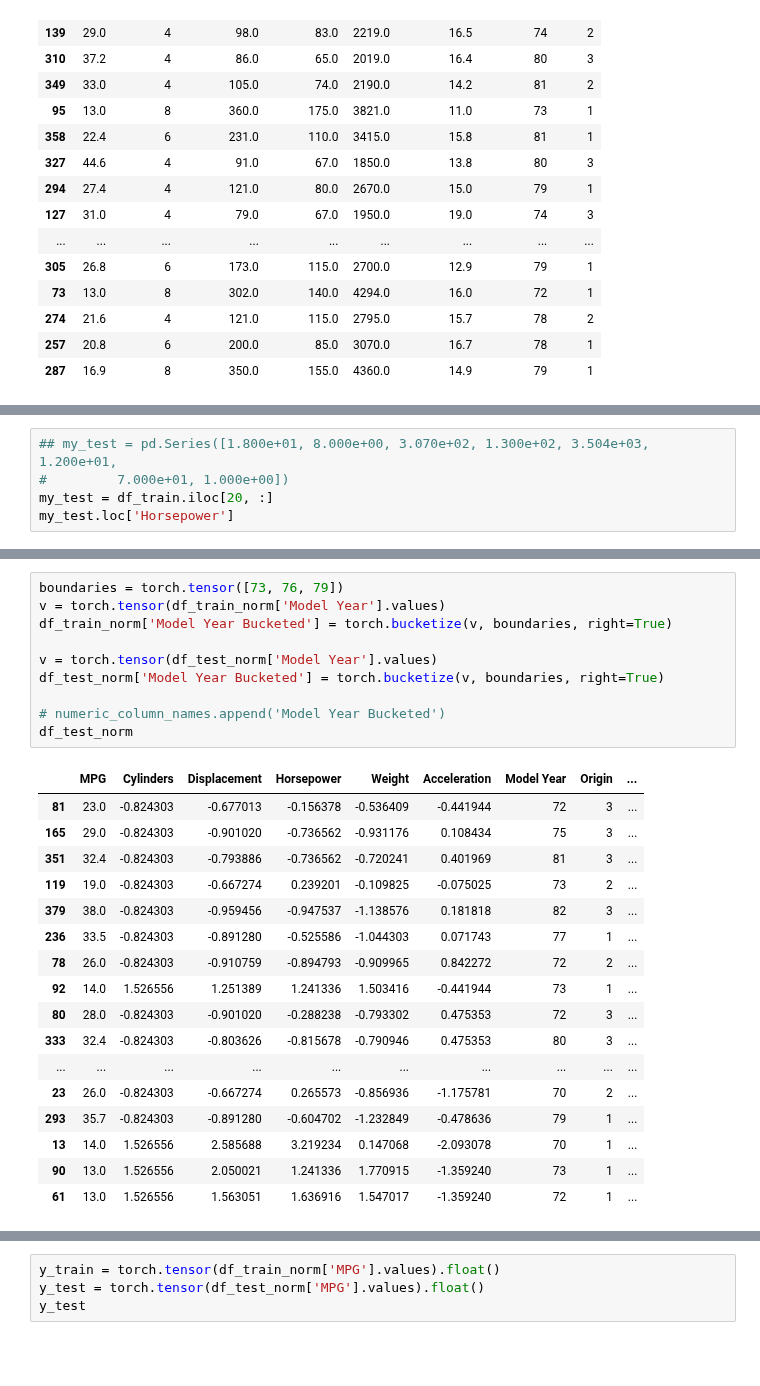
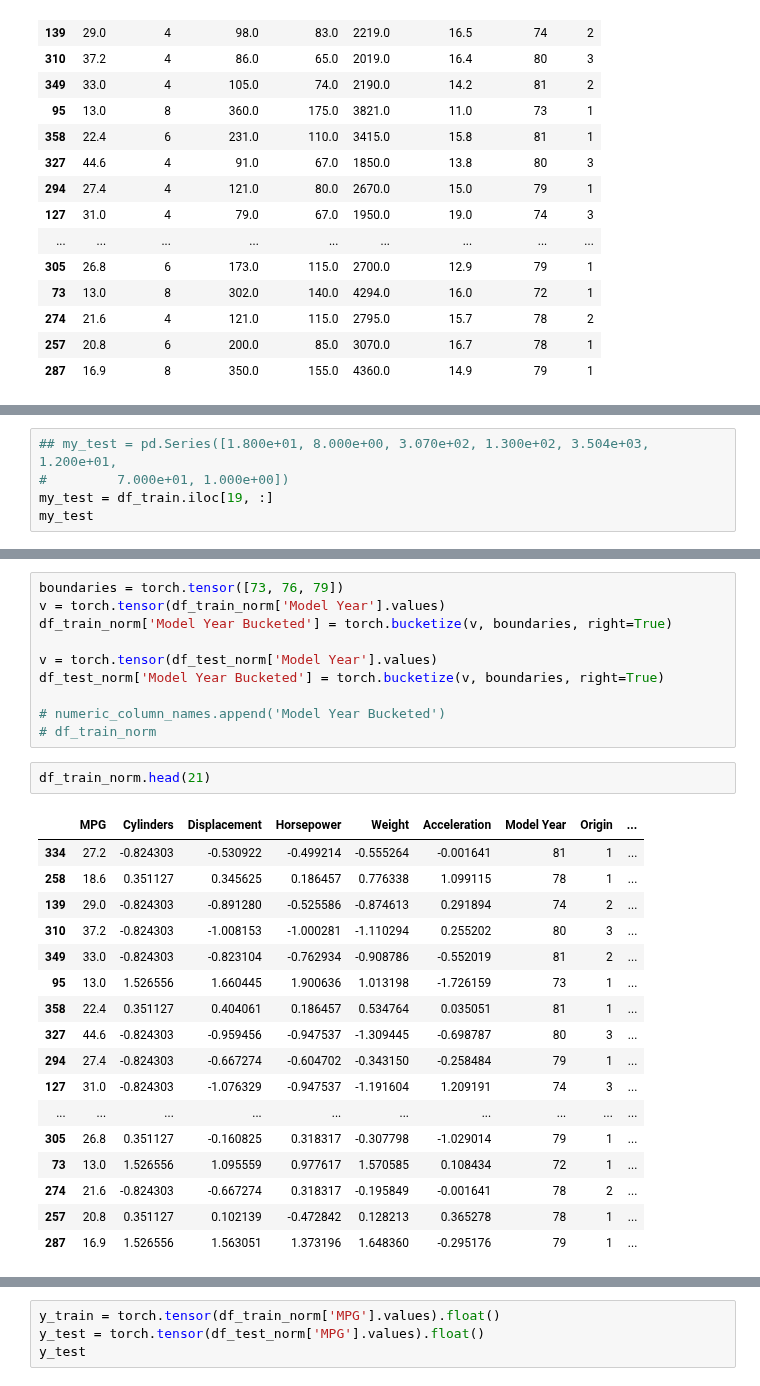
Before and after one commit to robb666/nn, a Jupyter notebook: Machine Learning With PyTorch and Scikit-Learn/Chapter 13 Going Deeper – The Mechanics of PyTorch.ipynb, the cells around one changed output, grey strips where cells are left out. Drawn from its saved outputs; the diff is of its cells as text; blank space fills up the shorter version.

```diff
--- a/Machine Learning With PyTorch and Scikit-Learn/Chapter 13 Going Deeper – The Mechanics of PyTorch.ipynb
+++ b/Machine Learning With PyTorch and Scikit-Learn/Chapter 13 Going Deeper – The Mechanics of PyTorch.ipynb
@@ -512,6 +524,6 @@ df_train.head(21)
 # %%
 ## my_test = pd.Series([1.800e+01, 8.000e+00, 3.070e+02, 1.300e+02, 3.504e+03, 1.200e+01,
 #         7.000e+01, 1.000e+00])
-my_test = df_train.iloc[20, :]
-my_test.loc['Horsepower']
+my_test = df_train.iloc[19, :]
+my_test
 # %% [output]
@@ -565,24 +569,26 @@ v = torch.tensor(df_test_norm['Model Year'].values)
 df_test_norm['Model Year Bucketed'] = torch.bucketize(v, boundaries, right=True)
 
 # numeric_column_names.append('Model Year Bucketed')
-df_test_norm
+# df_train_norm
-# %% [output]
-|  | MPG | Cylinders | Displacement | Horsepower | Weight | Acceleration | Model Year | Origin | ... |
-| 81 | 23.0 | -0.824303 | -0.677013 | -0.156378 | -0.536409 | -0.441944 | 72 | 3 | ... |
-| 165 | 29.0 | -0.824303 | -0.901020 | -0.736562 | -0.931176 | 0.108434 | 75 | 3 | ... |
-| 351 | 32.4 | -0.824303 | -0.793886 | -0.736562 | -0.720241 | 0.401969 | 81 | 3 | ... |
-| 119 | 19.0 | -0.824303 | -0.667274 | 0.239201 | -0.109825 | -0.075025 | 73 | 2 | ... |
-| 379 | 38.0 | -0.824303 | -0.959456 | -0.947537 | -1.138576 | 0.181818 | 82 | 3 | ... |
-| 236 | 33.5 | -0.824303 | -0.891280 | -0.525586 | -1.044303 | 0.071743 | 77 | 1 | ... |
-| 78 | 26.0 | -0.824303 | -0.910759 | -0.894793 | -0.909965 | 0.842272 | 72 | 2 | ... |
-| 92 | 14.0 | 1.526556 | 1.251389 | 1.241336 | 1.503416 | -0.441944 | 73 | 1 | ... |
-| 80 | 28.0 | -0.824303 | -0.901020 | -0.288238 | -0.793302 | 0.475353 | 72 | 3 | ... |
-| 333 | 32.4 | -0.824303 | -0.803626 | -0.815678 | -0.790946 | 0.475353 | 80 | 3 | ... |
-| ... | ... | ... | ... | ... | ... | ... | ... | ... | ... |
-| 23 | 26.0 | -0.824303 | -0.667274 | 0.265573 | -0.856936 | -1.175781 | 70 | 2 | ... |
-| 293 | 35.7 | -0.824303 | -0.891280 | -0.604702 | -1.232849 | -0.478636 | 79 | 1 | ... |
-| 13 | 14.0 | 1.526556 | 2.585688 | 3.219234 | 0.147068 | -2.093078 | 70 | 1 | ... |
-| 90 | 13.0 | 1.526556 | 2.050021 | 1.241336 | 1.770915 | -1.359240 | 73 | 1 | ... |
-| 61 | 13.0 | 1.526556 | 1.563051 | 1.636916 | 1.547017 | -1.359240 | 72 | 1 | ... |
+# %%
+df_train_norm.head(21)
+# %% [output]
+|  | MPG | Cylinders | Displacement | Horsepower | Weight | Acceleration | Model Year | Origin | ... |
+| 334 | 27.2 | -0.824303 | -0.530922 | -0.499214 | -0.555264 | -0.001641 | 81 | 1 | ... |
+| 258 | 18.6 | 0.351127 | 0.345625 | 0.186457 | 0.776338 | 1.099115 | 78 | 1 | ... |
+| 139 | 29.0 | -0.824303 | -0.891280 | -0.525586 | -0.874613 | 0.291894 | 74 | 2 | ... |
+| 310 | 37.2 | -0.824303 | -1.008153 | -1.000281 | -1.110294 | 0.255202 | 80 | 3 | ... |
+| 349 | 33.0 | -0.824303 | -0.823104 | -0.762934 | -0.908786 | -0.552019 | 81 | 2 | ... |
+| 95 | 13.0 | 1.526556 | 1.660445 | 1.900636 | 1.013198 | -1.726159 | 73 | 1 | ... |
+| 358 | 22.4 | 0.351127 | 0.404061 | 0.186457 | 0.534764 | 0.035051 | 81 | 1 | ... |
+| 327 | 44.6 | -0.824303 | -0.959456 | -0.947537 | -1.309445 | -0.698787 | 80 | 3 | ... |
+| 294 | 27.4 | -0.824303 | -0.667274 | -0.604702 | -0.343150 | -0.258484 | 79 | 1 | ... |
+| 127 | 31.0 | -0.824303 | -1.076329 | -0.947537 | -1.191604 | 1.209191 | 74 | 3 | ... |
+| ... | ... | ... | ... | ... | ... | ... | ... | ... | ... |
+| 305 | 26.8 | 0.351127 | -0.160825 | 0.318317 | -0.307798 | -1.029014 | 79 | 1 | ... |
+| 73 | 13.0 | 1.526556 | 1.095559 | 0.977617 | 1.570585 | 0.108434 | 72 | 1 | ... |
+| 274 | 21.6 | -0.824303 | -0.667274 | 0.318317 | -0.195849 | -0.001641 | 78 | 2 | ... |
+| 257 | 20.8 | 0.351127 | 0.102139 | -0.472842 | 0.128213 | 0.365278 | 78 | 1 | ... |
+| 287 | 16.9 | 1.526556 | 1.563051 | 1.373196 | 1.648360 | -0.295176 | 79 | 1 | ... |
 # %%
 from torch.nn.functional import one_hot
```
Also changed, not shown: parts of 11 cells of this notebook.
